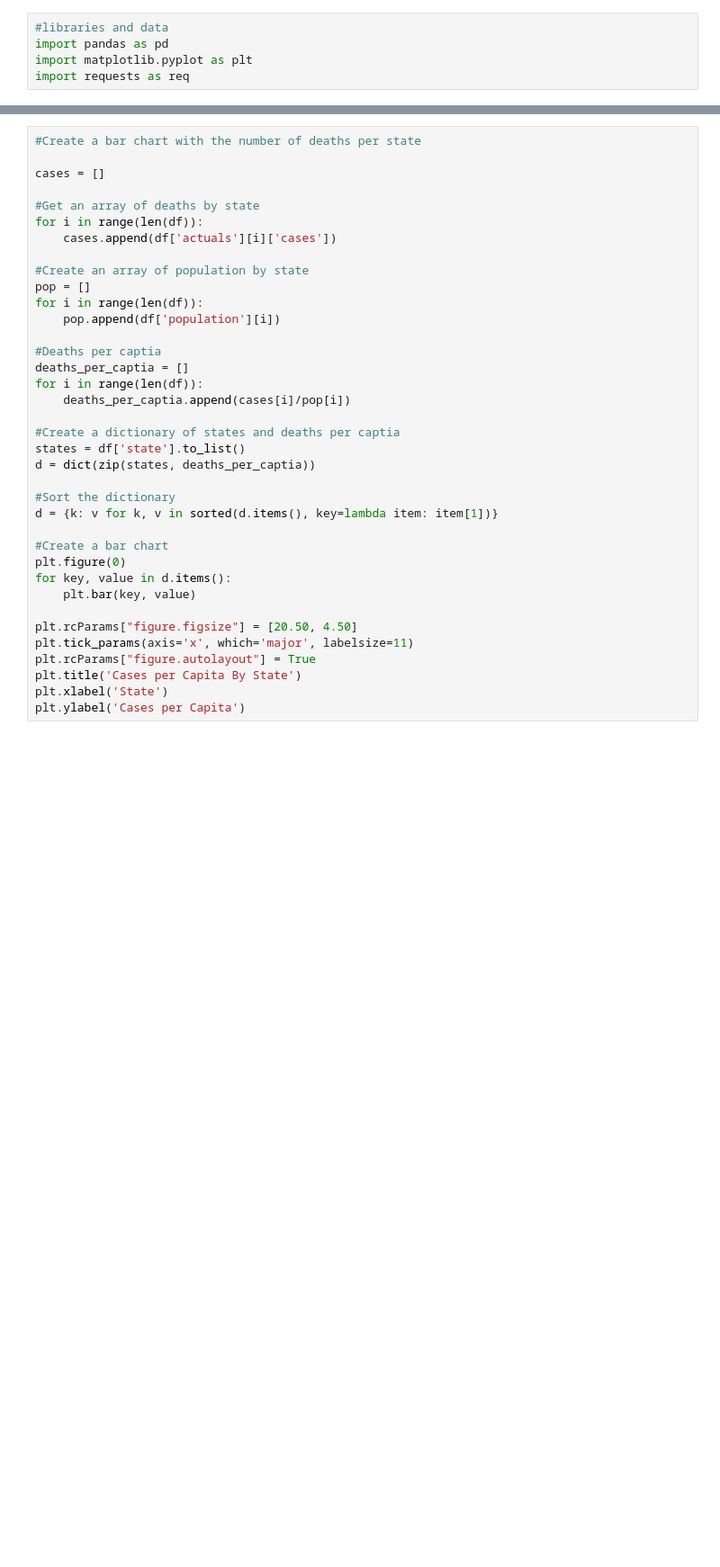
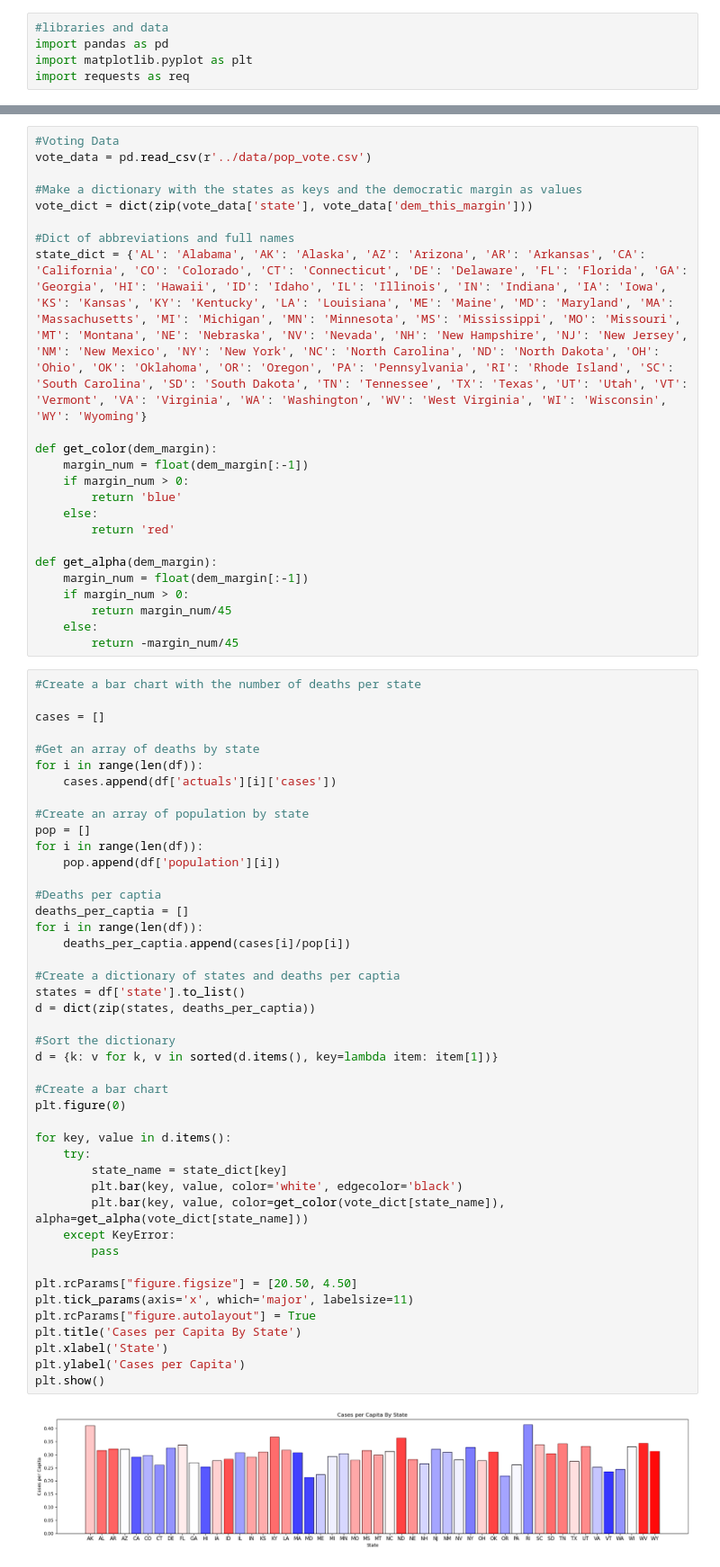
Before and after one commit to alexanderschatzberg/qr_x, a Jupyter notebook: src/covid_vs_politics.ipynb, the cells around one changed output, grey strips where cells are left out. Shown at 90% size. Saved outputs shown, nothing was run; the diff lists cells and outputs as text; blank space fills up the shorter version.

Commit message:
Add color to indicate political alignment

```diff
--- a/src/covid_vs_politics.ipynb
+++ b/src/covid_vs_politics.ipynb
@@ -21,3 +16,26 @@ print(vot_data)
+# %%
+#Voting Data
+vote_data = pd.read_csv(r'../data/pop_vote.csv')
+
+#Make a dictionary with the states as keys and the democratic margin as values
+vote_dict = dict(zip(vote_data['state'], vote_data['dem_this_margin']))
+
+#Dict of abbreviations and full names
+state_dict = {'AL': 'Alabama', 'AK': 'Alaska', 'AZ': 'Arizona', 'AR': 'Arkansas', 'CA': 'California', 'CO': 'Colorado', 'CT': 'Connecticut', 'DE': 'Delaware', 'FL': 'Florida', 'GA': 'Georgia', 'HI': 'Hawaii', 'ID': 'Idaho', 'IL': 'Illinois', 'IN': 'Indiana', 'IA': 'Iowa', 'KS': 'Kansas', 'KY': 'Kentucky', 'LA': 'Louisiana', 'ME': 'Maine', 'MD': 'Maryland', 'MA': 'Massachusetts', 'MI': 'Michigan', 'MN': 'Minnesota', 'MS': 'Mississippi', 'MO': 'Missouri', 'MT': 'Montana', 'NE': 'Nebraska', 'NV': 'Nevada', 'NH': 'New Hampshire', 'NJ': 'New Jersey', 'NM': 'New Mexico', 'NY': 'New York', 'NC': 'North Carolina', 'ND': 'North Dakota', 'OH': 'Ohio', 'OK': 'Oklahoma', 'OR': 'Oregon', 'PA': 'Pennsylvania', 'RI': 'Rhode Island', 'SC': 'South Carolina', 'SD': 'South Dakota', 'TN': 'Tennessee', 'TX': 'Texas', 'UT': 'Utah', 'VT': 'Vermont', 'VA': 'Virginia', 'WA': 'Washington', 'WV': 'West Virginia', 'WI': 'Wisconsin', 'WY': 'Wyoming'}
+
+def get_color(dem_margin):
+    margin_num = float(dem_margin[:-1])
+    if margin_num > 0:
+        return 'blue'
+    else:
+        return 'red'
+
+def get_alpha(dem_margin):
+    margin_num = float(dem_margin[:-1])
+    if margin_num > 0:
+        return margin_num/45
+    else:
+        return -margin_num/45
 # %%
 #Create a bar chart with the number of deaths per state
 
@@ -27,31 +45,40 @@ cases = []
 for i in range(len(df)):
     cases.append(df['actuals'][i]['cases'])
 
 #Create an array of population by state
 pop = []
 for i in range(len(df)):
     pop.append(df['population'][i])
 
 #Deaths per captia
 deaths_per_captia = []
 for i in range(len(df)):
     deaths_per_captia.append(cases[i]/pop[i])
 
 #Create a dictionary of states and deaths per captia
 states = df['state'].to_list()
 d = dict(zip(states, deaths_per_captia))
 
 #Sort the dictionary
 d = {k: v for k, v in sorted(d.items(), key=lambda item: item[1])}
 
 #Create a bar chart
 plt.figure(0)
+
 for key, value in d.items():
-    plt.bar(key, value)
+    try:
+        state_name = state_dict[key]
+        plt.bar(key, value, color='white', edgecolor='black')
+        plt.bar(key, value, color=get_color(vote_dict[state_name]), alpha=get_alpha(vote_dict[state_name]))
+    except KeyError:
+        pass
 
 plt.rcParams["figure.figsize"] = [20.50, 4.50]
 plt.tick_params(axis='x', which='major', labelsize=11)
 plt.rcParams["figure.autolayout"] = True
 plt.title('Cases per Capita By State')
 plt.xlabel('State')
 plt.ylabel('Cases per Capita')
+plt.show()
+# %% [output]
+[figure, added]
```
Also changed, not shown: parts of 2 cells of this notebook.
